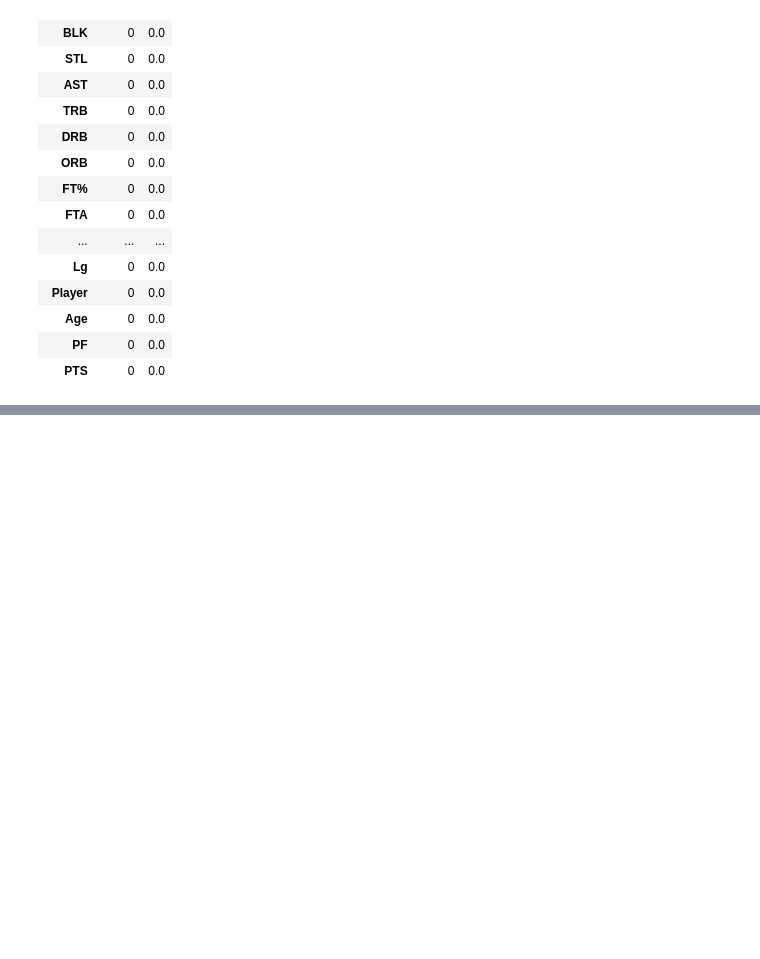
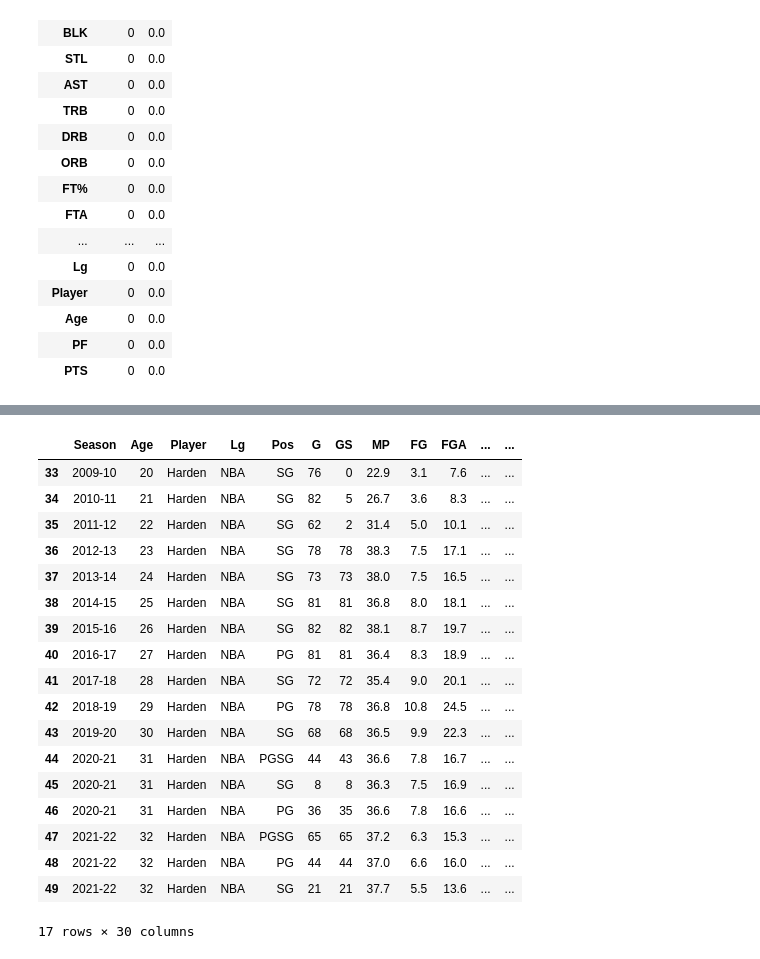
Before and after one commit to emilioosmenaiv/Capstone-Two-Data-Wrangling-NBA-Contract, a Jupyter notebook: Capstone Two Data Wrangling NBA Contract.ipynb, the cells around one changed output, grey strips where cells are left out. Drawn from its saved outputs; the diff is of its cells as text; code cells hidden in the pictures; blank space fills up the shorter version.

```diff
--- a/Capstone Two Data Wrangling NBA Contract.ipynb
+++ b/Capstone Two Data Wrangling NBA Contract.ipynb
@@ -82,0 +113,3 @@ stats.describe().T
+# %%
+stats_clean=stats.drop(stats.index[[20,29,30,32,50,65]])
+stats_clean
@@ -82,0 +162,22 @@ stats.describe().T
+# %%
+stats_clean[stats_clean.Player=="Harden"]
+# %% [output]
+|  | Season | Age | Player | Lg | Pos | G | GS | MP | FG | FGA | ... | ... |
+| 33 | 2009-10 | 20 | Harden | NBA | SG | 76 | 0 | 22.9 | 3.1 | 7.6 | ... | ... |
+| 34 | 2010-11 | 21 | Harden | NBA | SG | 82 | 5 | 26.7 | 3.6 | 8.3 | ... | ... |
+| 35 | 2011-12 | 22 | Harden | NBA | SG | 62 | 2 | 31.4 | 5.0 | 10.1 | ... | ... |
+| 36 | 2012-13 | 23 | Harden | NBA | SG | 78 | 78 | 38.3 | 7.5 | 17.1 | ... | ... |
+| 37 | 2013-14 | 24 | Harden | NBA | SG | 73 | 73 | 38.0 | 7.5 | 16.5 | ... | ... |
+| 38 | 2014-15 | 25 | Harden | NBA | SG | 81 | 81 | 36.8 | 8.0 | 18.1 | ... | ... |
+| 39 | 2015-16 | 26 | Harden | NBA | SG | 82 | 82 | 38.1 | 8.7 | 19.7 | ... | ... |
+| 40 | 2016-17 | 27 | Harden | NBA | PG | 81 | 81 | 36.4 | 8.3 | 18.9 | ... | ... |
+| 41 | 2017-18 | 28 | Harden | NBA | SG | 72 | 72 | 35.4 | 9.0 | 20.1 | ... | ... |
+| 42 | 2018-19 | 29 | Harden | NBA | PG | 78 | 78 | 36.8 | 10.8 | 24.5 | ... | ... |
+| 43 | 2019-20 | 30 | Harden | NBA | SG | 68 | 68 | 36.5 | 9.9 | 22.3 | ... | ... |
+| 44 | 2020-21 | 31 | Harden | NBA | PGSG | 44 | 43 | 36.6 | 7.8 | 16.7 | ... | ... |
+| 45 | 2020-21 | 31 | Harden | NBA | SG | 8 | 8 | 36.3 | 7.5 | 16.9 | ... | ... |
+| 46 | 2020-21 | 31 | Harden | NBA | PG | 36 | 35 | 36.6 | 7.8 | 16.6 | ... | ... |
+| 47 | 2021-22 | 32 | Harden | NBA | PGSG | 65 | 65 | 37.2 | 6.3 | 15.3 | ... | ... |
+| 48 | 2021-22 | 32 | Harden | NBA | PG | 44 | 44 | 37.0 | 6.6 | 16.0 | ... | ... |
+| 49 | 2021-22 | 32 | Harden | NBA | SG | 21 | 21 | 37.7 | 5.5 | 13.6 | ... | ... |
+17 rows × 30 columns
```
Also changed, not shown: parts of 14 cells of this notebook.
